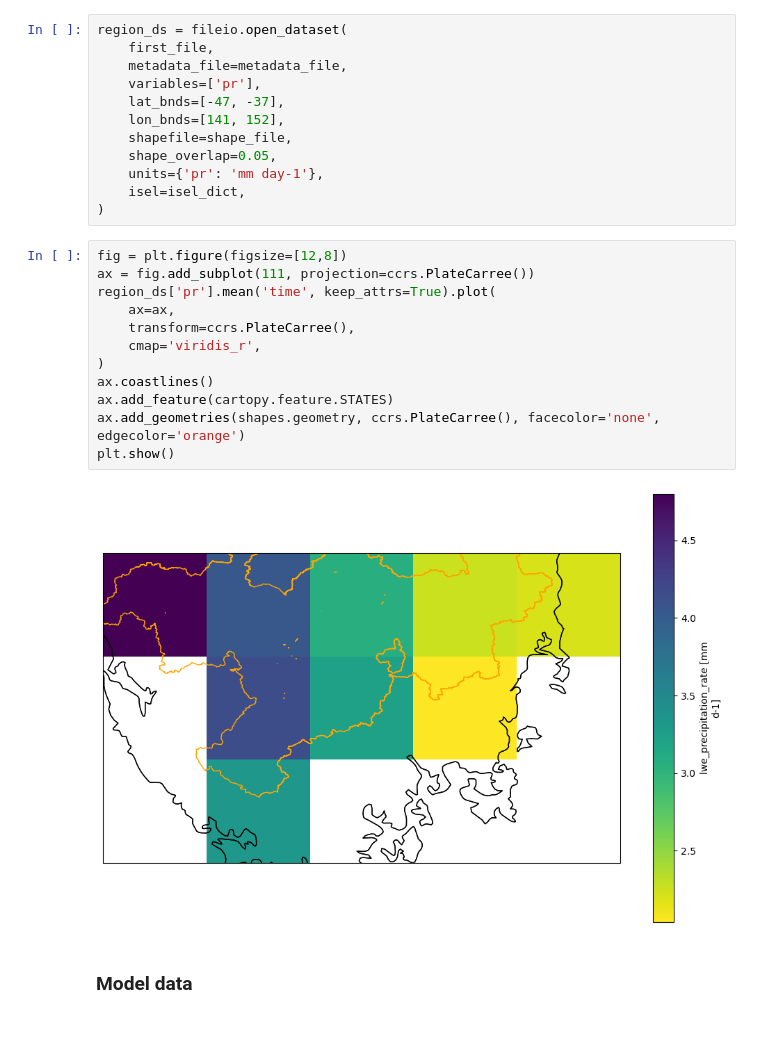
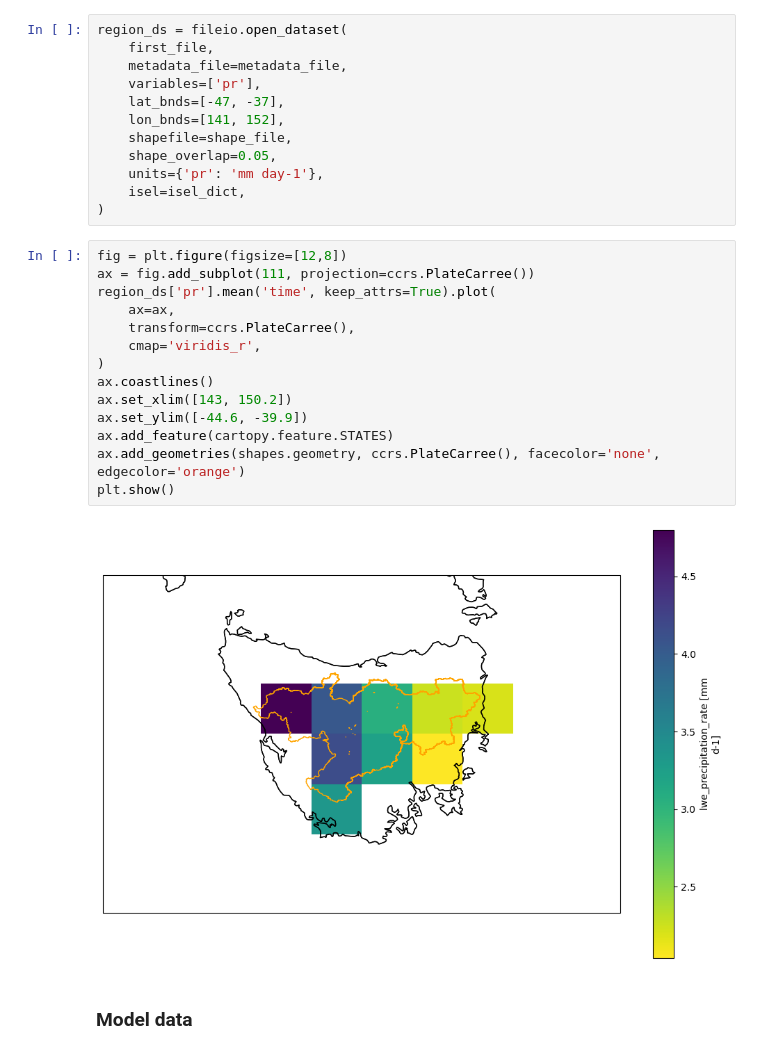
Before and after one commit to DamienIrving/hydrotas, a Jupyter notebook: analysis_EC-Earth3.ipynb, the cells around one changed output. Saved outputs shown, nothing was run; the diff lists cells and outputs as text.

```diff
--- a/analysis_EC-Earth3.ipynb
+++ b/analysis_EC-Earth3.ipynb
@@ -161,17 +159,19 @@ region_ds = fileio.open_dataset(
 # %%
 fig = plt.figure(figsize=[12,8])
 ax = fig.add_subplot(111, projection=ccrs.PlateCarree())
 region_ds['pr'].mean('time', keep_attrs=True).plot(
     ax=ax,
     transform=ccrs.PlateCarree(),
     cmap='viridis_r',
 )
 ax.coastlines()
+ax.set_xlim([143, 150.2])
+ax.set_ylim([-44.6, -39.9])
 ax.add_feature(cartopy.feature.STATES)
 ax.add_geometries(shapes.geometry, ccrs.PlateCarree(), facecolor='none', edgecolor='orange')
 plt.show()
 # %% [output]
-[figure, old version]
+[figure, new version]
 # %% [markdown]
 ### Model data
 # %%
```
Also changed, not shown: parts of 1 cell of this notebook, 3 other files.
